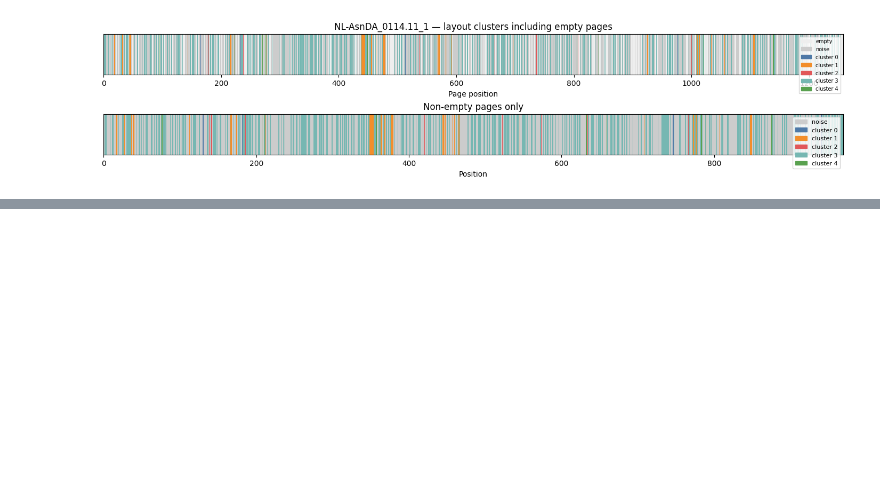
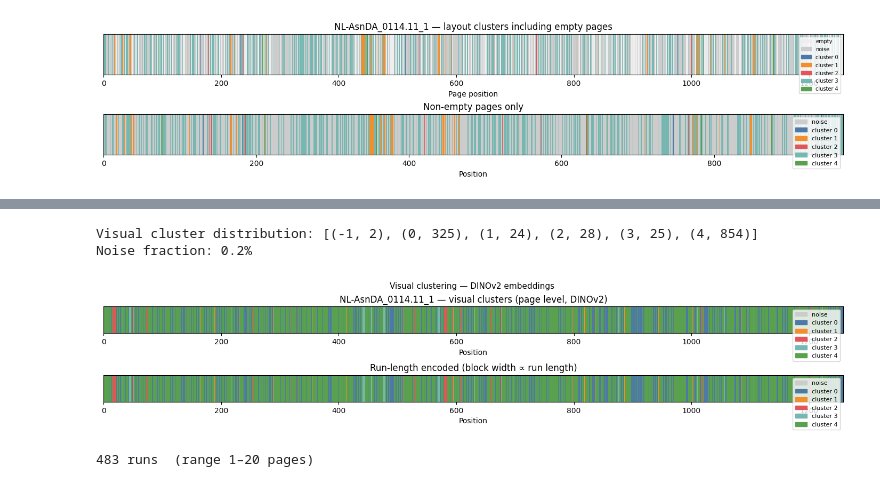
Before and after one commit to Data-Scopes/archival-structures, a Jupyter notebook: notebooks/demo/cluster-sequence-analysis-demo.ipynb, the cells around one changed output, grey strips where cells are left out. Cells and saved outputs as stored; diff of their text form; code cells hidden in the pictures; blank space fills up the shorter version.

```diff
--- a/notebooks/demo/cluster-sequence-analysis-demo.ipynb
+++ b/notebooks/demo/cluster-sequence-analysis-demo.ipynb
@@ -443,0 +564,32 @@ if len(tr_asda) > 0:
+# %%
+reducer_asda_vis = umap.UMAP(n_components=10, n_neighbors=15, metric='cosine', random_state=42)
+umap_asda_vis = reducer_asda_vis.fit_transform(emb_asda_vis)
+
+# min_cluster_size=20 gives a clean solution for 1258 pages:
+# blank rectos form their own cluster (≈325 pages, of which ~288 are actually empty).
+clusterer_asda_vis = hdbscan.HDBSCAN(min_cluster_size=20, min_samples=4)
+clusterer_asda_vis.fit(umap_asda_vis)
+vis_labels_asda = clusterer_asda_vis.labels_.tolist()
+
+print('Visual cluster distribution:', sorted(Counter(vis_labels_asda).items()))
+print(f'Noise fraction: {vis_labels_asda.count(-1)/len(vis_labels_asda):.1%}')
+# %% [output]
+Visual cluster distribution: [(-1, 2), (0, 325), (1, 24), (2, 28), (3, 25), (4, 854)]
+Noise fraction: 0.2%
+# %%
+fig, axes = plt.subplots(2, 1, figsize=(14, 2.8), constrained_layout=True)
+plot_label_sequence(
+    vis_labels_asda,
+    title='NL-AsnDA_0114.11_1 — visual clusters (page level, DINOv2)',
+    ax=axes[0],
+)
+rle_vis_asda = run_length_encode(vis_labels_asda)
+plot_rle_sequence(rle_vis_asda, title='Run-length encoded (block width ∝ run length)', ax=axes[1])
+plt.suptitle('Visual clustering — DINOv2 embeddings', fontsize=11)
+plt.show()
+
+print(f'\n{len(rle_vis_asda)} runs  '
+      f'(range {min(r["length"] for r in rle_vis_asda)}–{max(r["length"] for r in rle_vis_asda)} pages)')
+# %% [output]
+[figure, added]
+483 runs  (range 1–20 pages)
```
Also changed, not shown: parts of 14 cells of this notebook, 1 other file.
